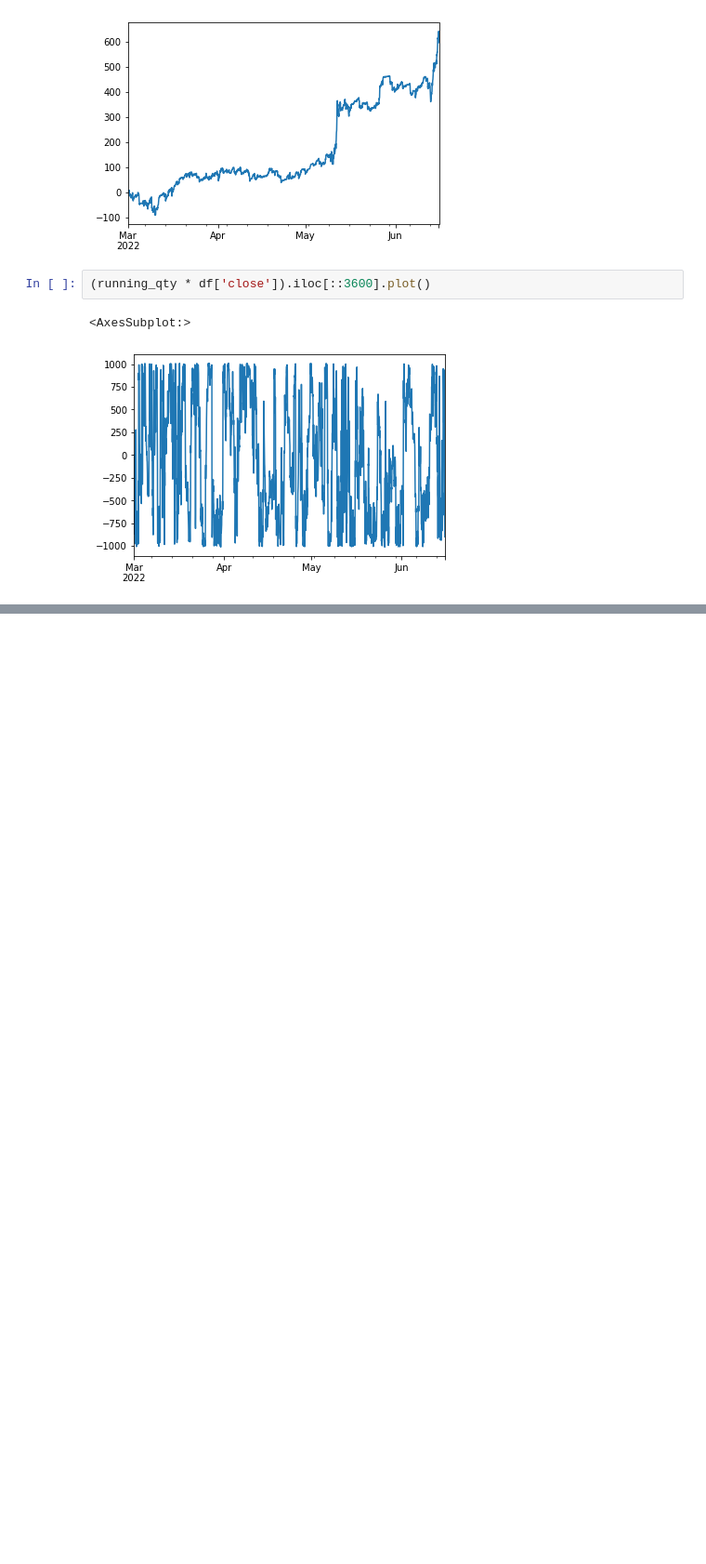
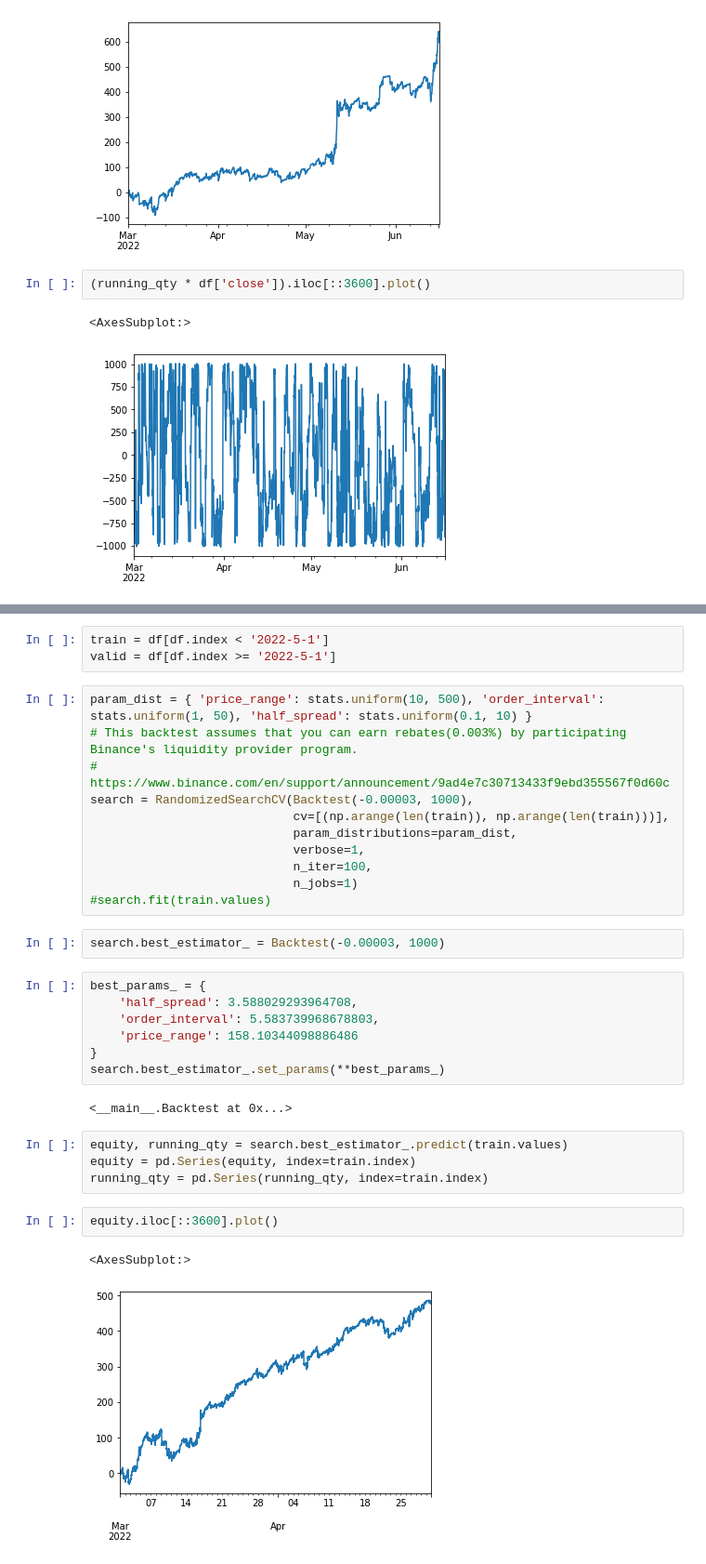
Before and after one commit to nkaz001/gridtrading, a Jupyter notebook: gridtrading-v1.ipynb, the cells around one changed output, grey strips where cells are left out. Shown at 93% size. Saved outputs shown, nothing was run; the diff lists cells and outputs as text; blank space fills up the shorter version.

```diff
--- a/gridtrading-v1.ipynb
+++ b/gridtrading-v1.ipynb
@@ -164,0 +159,34 @@ equity.iloc[::3600].plot()
+# %%
+train = df[df.index < '2022-5-1']
+valid = df[df.index >= '2022-5-1']
+# %%
+param_dist = { 'price_range': stats.uniform(10, 500), 'order_interval': stats.uniform(1, 50), 'half_spread': stats.uniform(0.1, 10) }
+# This backtest assumes that you can earn rebates(0.003%) by participating Binance's liquidity provider program.
+# https://www.binance.com/en/support/announcement/9ad4e7c30713433f9ebd355567f0d60c
+search = RandomizedSearchCV(Backtest(-0.00003, 1000),
+                            cv=[(np.arange(len(train)), np.arange(len(train)))],
+                            param_distributions=param_dist,
+                            verbose=1,
+                            n_iter=100,
+                            n_jobs=1)
+#search.fit(train.values)
+# %%
+search.best_estimator_ = Backtest(-0.00003, 1000)
+# %%
+best_params_ = {
+    'half_spread': 3.588029293964708,
+    'order_interval': 5.583739968678803,
+    'price_range': 158.10344098886486
+}
+search.best_estimator_.set_params(**best_params_)
+# %% [output]
+<__main__.Backtest at 0x...>
+# %%
+equity, running_qty = search.best_estimator_.predict(train.values)
+equity = pd.Series(equity, index=train.index)
+running_qty = pd.Series(running_qty, index=train.index)
+# %%
+equity.iloc[::3600].plot()
+# %% [output]
+<AxesSubplot:>
+[figure, added]
```
Also changed, not shown: parts of 5 cells of this notebook.
